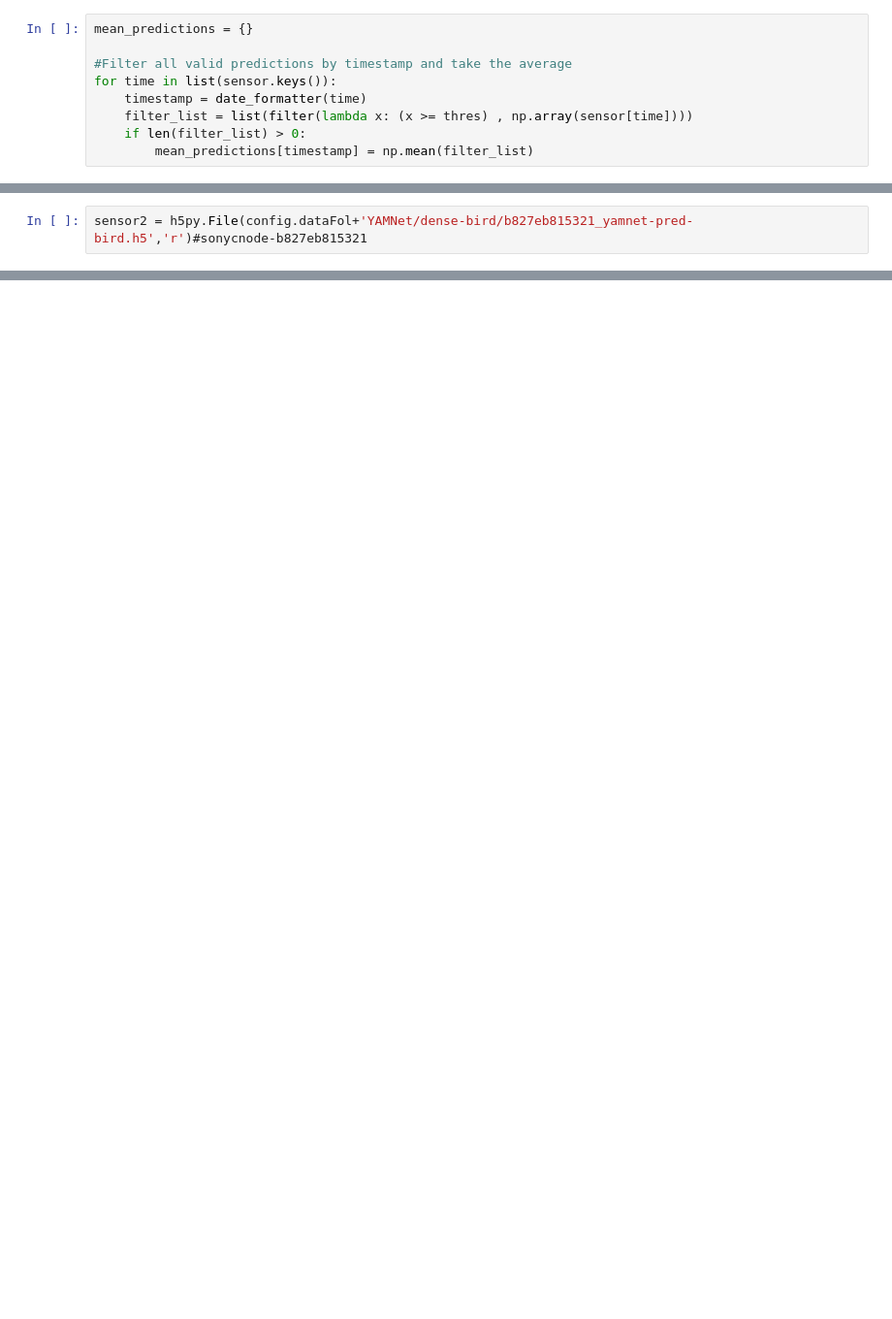
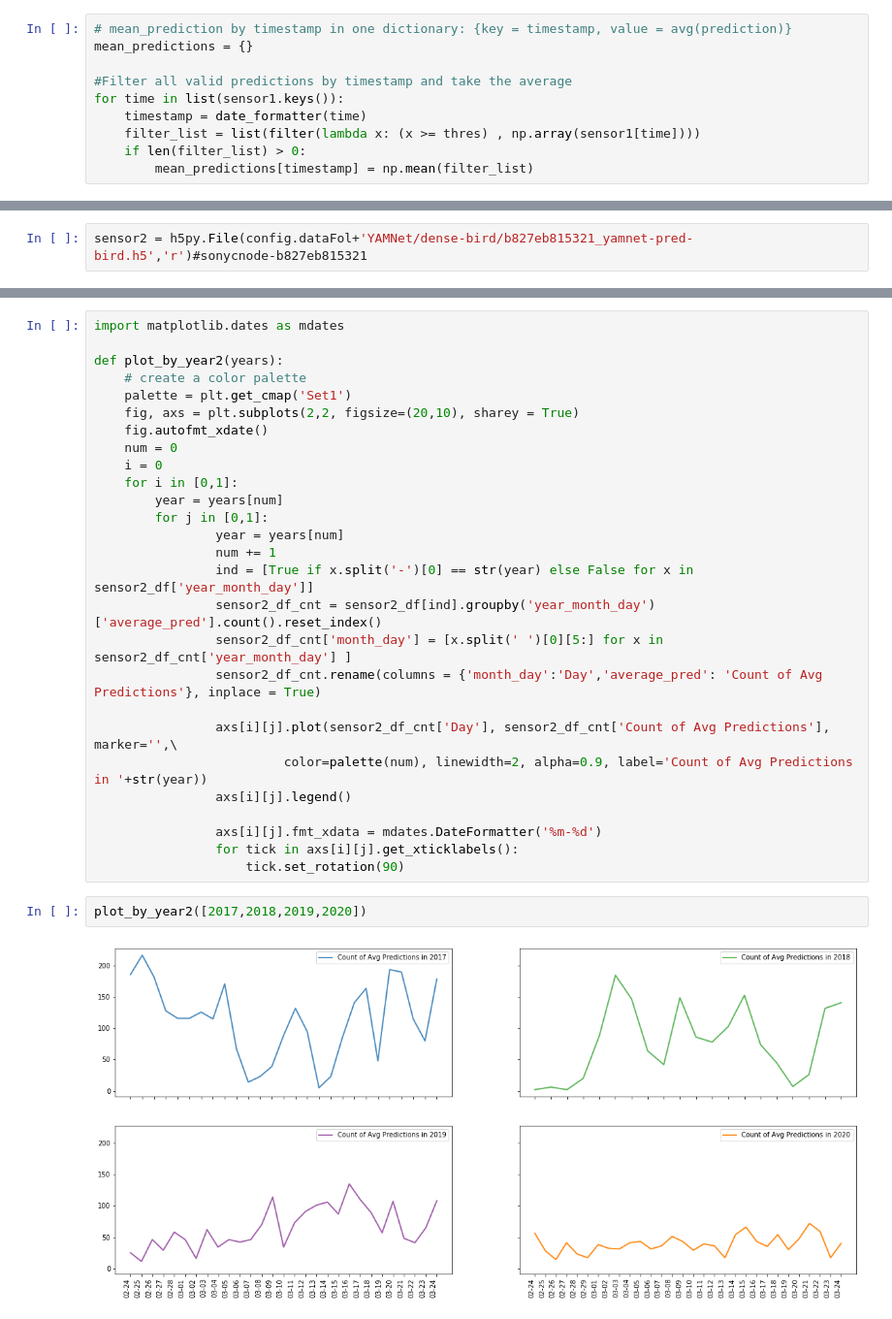
Before and after one commit to meiguan/urban_birds, a Jupyter notebook: explore/exploring_YAMNet_xy1443_Update.ipynb, the cells around one changed output, grey strips where cells are left out. Shown at 97% size. Saved outputs shown, nothing was run; the diff lists cells and outputs as text; blank space fills up the shorter version.

```diff
--- a/explore/exploring_YAMNet_xy1443_Update.ipynb
+++ b/explore/exploring_YAMNet_xy1443_Update.ipynb
@@ -60,11 +54,12 @@ predictions
 #     if len(filter_list) > 0:
 #         predictions[timestamp] = filter_list
 # %%
+# mean_prediction by timestamp in one dictionary: {key = timestamp, value = avg(prediction)}
 mean_predictions = {}
 
 #Filter all valid predictions by timestamp and take the average
-for time in list(sensor.keys()):
+for time in list(sensor1.keys()):
     timestamp = date_formatter(time)
-    filter_list = list(filter(lambda x: (x >= thres) , np.array(sensor[time])))
+    filter_list = list(filter(lambda x: (x >= thres) , np.array(sensor1[time])))
     if len(filter_list) > 0:
         mean_predictions[timestamp] = np.mean(filter_list)
@@ -203,0 +186,31 @@ len(mean_predictions2)
+# %%
+import matplotlib.dates as mdates
+
+def plot_by_year2(years):
+    # create a color palette
+    palette = plt.get_cmap('Set1')
+    fig, axs = plt.subplots(2,2, figsize=(20,10), sharey = True)
+    fig.autofmt_xdate()
+    num = 0
+    i = 0
+    for i in [0,1]:
+        year = years[num]
+        for j in [0,1]:
+                year = years[num]
+                num += 1
+                ind = [True if x.split('-')[0] == str(year) else False for x in sensor2_df['year_month_day']]
+                sensor2_df_cnt = sensor2_df[ind].groupby('year_month_day')['average_pred'].count().reset_index()
+                sensor2_df_cnt['month_day'] = [x.split(' ')[0][5:] for x in sensor2_df_cnt['year_month_day'] ]
+                sensor2_df_cnt.rename(columns = {'month_day':'Day','average_pred': 'Count of Avg Predictions'}, inplace = True)
+
+                axs[i][j].plot(sensor2_df_cnt['Day'], sensor2_df_cnt['Count of Avg Predictions'], marker='',\
+                         color=palette(num), linewidth=2, alpha=0.9, label='Count of Avg Predictions in '+str(year))
+                axs[i][j].legend()
+
+                axs[i][j].fmt_xdata = mdates.DateFormatter('%m-%d')
+                for tick in axs[i][j].get_xticklabels():
+                    tick.set_rotation(90)
+# %%
+plot_by_year2([2017,2018,2019,2020])
+# %% [output]
+[figure, added]
```
Also changed, not shown: parts of 77 cells of this notebook.
